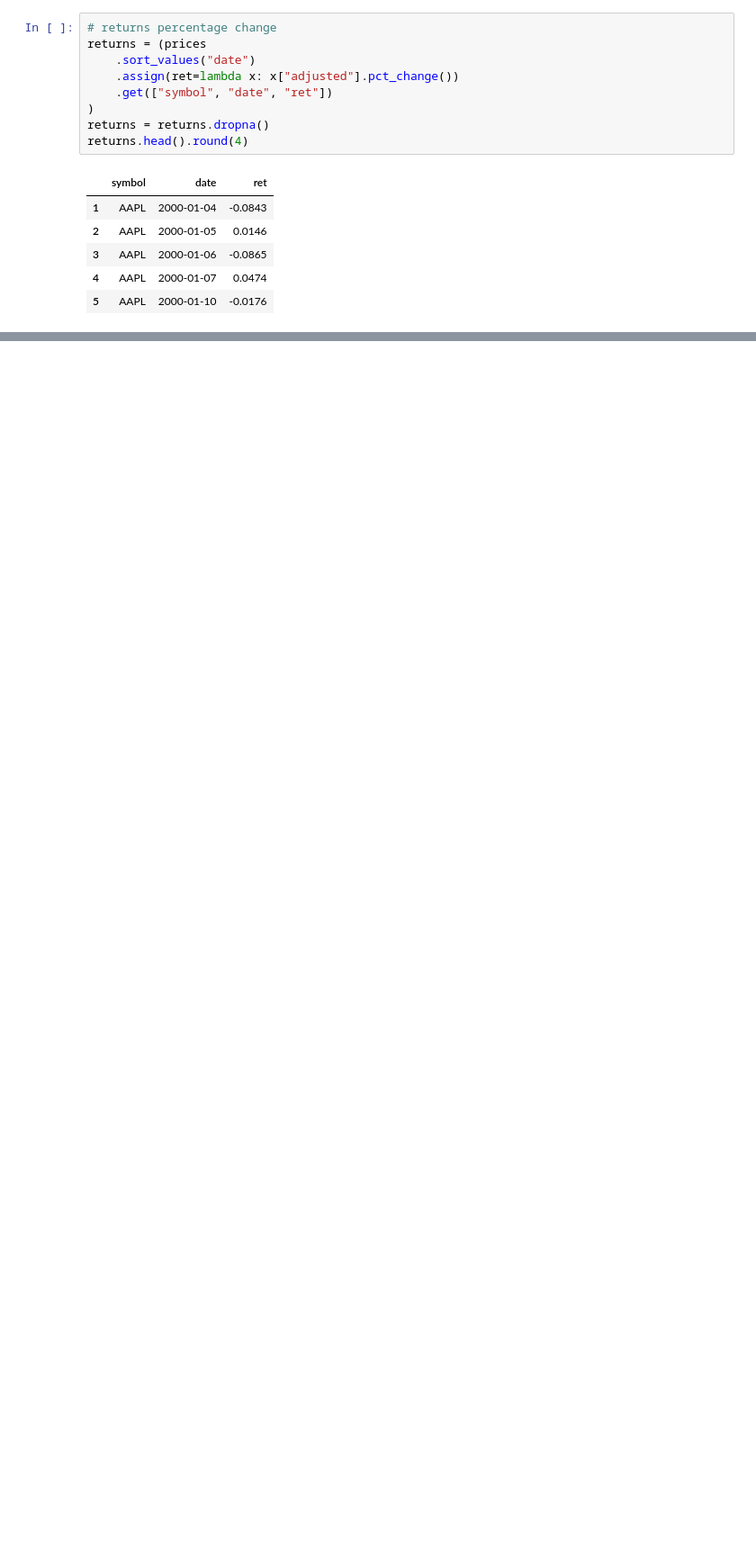
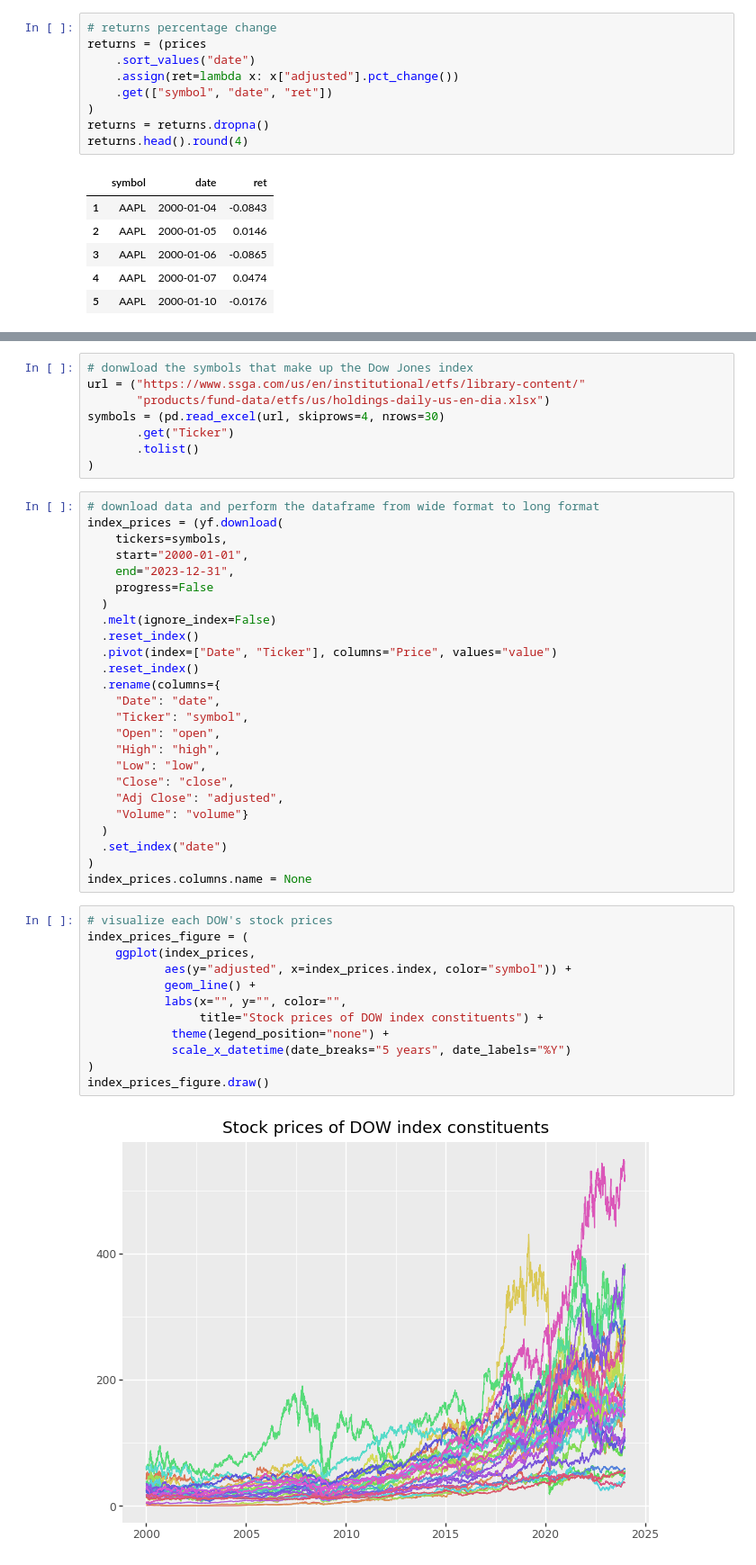
Before and after one commit to ajmtrz/tidy_finance, a Jupyter notebook: Introduction.ipynb, the cells around one changed output, grey strips where cells are left out. Shown at 90% size. Drawn from its saved outputs; the diff is of its cells as text; blank space fills up the shorter version.

```diff
--- a/Introduction.ipynb
+++ b/Introduction.ipynb
@@ -120,0 +115,47 @@ pd.DataFrame(returns["ret"]
+# %%
+# donwload the symbols that make up the Dow Jones index
+url = ("https://www.ssga.com/us/en/institutional/etfs/library-content/"
+       "products/fund-data/etfs/us/holdings-daily-us-en-dia.xlsx")
+symbols = (pd.read_excel(url, skiprows=4, nrows=30)
+       .get("Ticker")
+       .tolist()
+)
+# %%
+# download data and perform the dataframe from wide format to long format
+index_prices = (yf.download(
+    tickers=symbols,
+    start="2000-01-01",
+    end="2023-12-31",
+    progress=False
+  )
+  .melt(ignore_index=False)
+  .reset_index()
+  .pivot(index=["Date", "Ticker"], columns="Price", values="value")
+  .reset_index()
+  .rename(columns={
+    "Date": "date",
+    "Ticker": "symbol",
+    "Open": "open",
+    "High": "high",
+    "Low": "low",
+    "Close": "close",
+    "Adj Close": "adjusted",
+    "Volume": "volume"}
+  )
+  .set_index("date")
+)
+index_prices.columns.name = None
+# %%
+# visualize each DOW's stock prices
+index_prices_figure = (
+    ggplot(index_prices,
+           aes(y="adjusted", x=index_prices.index, color="symbol")) +
+           geom_line() +
+           labs(x="", y="", color="",
+                title="Stock prices of DOW index constituents") +
+            theme(legend_position="none") +
+            scale_x_datetime(date_breaks="5 years", date_labels="%Y")
+)
+index_prices_figure.draw()
+# %% [output]
+[figure, added]
```
Also changed, not shown: parts of 16 cells of this notebook.
